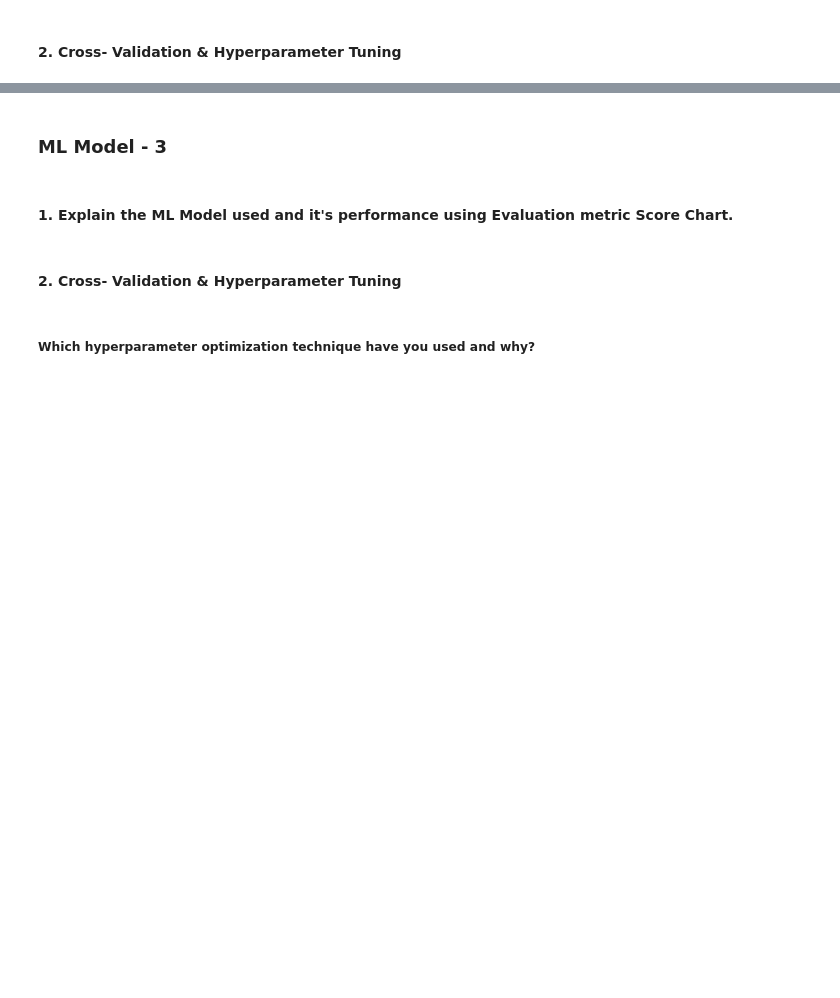
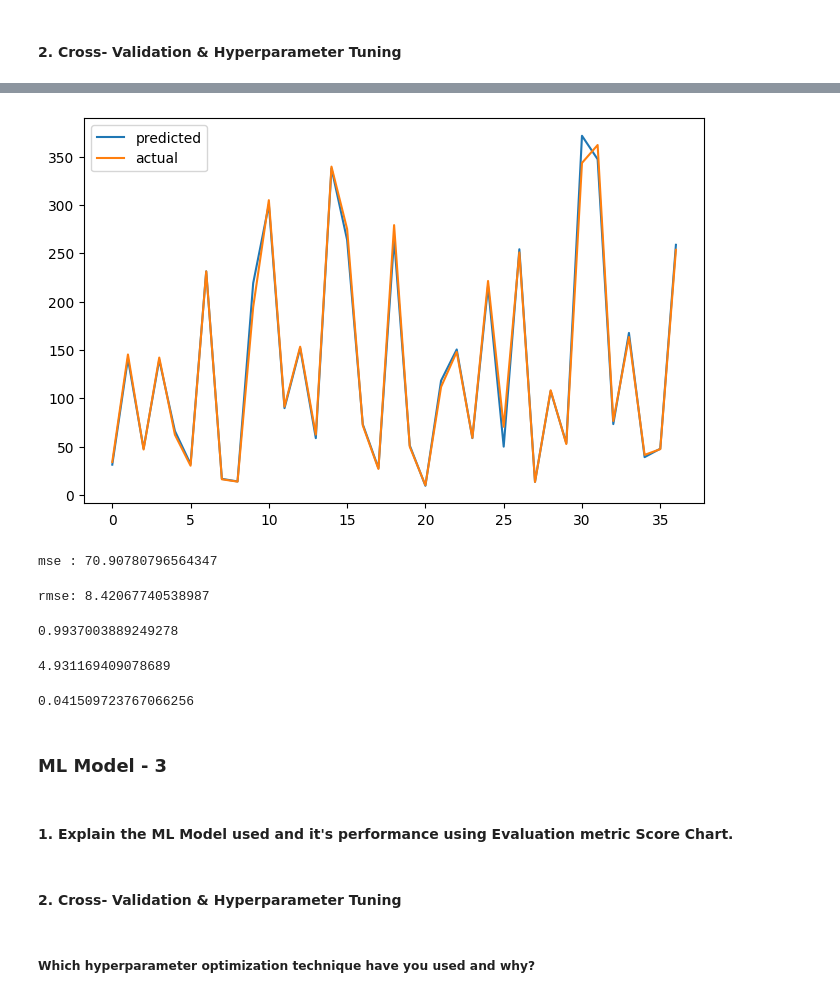
Before and after one commit to dipali-solake/Machine-learning, a Jupyter notebook: Yes_Bank_Stock_Closing_Price_prediction.ipynb, the cells around one changed output, grey strips where cells are left out. Saved outputs shown, nothing was run; the diff lists cells and outputs as text; code cells hidden in the pictures; blank space fills up the shorter version.

```diff
--- a/Yes_Bank_Stock_Closing_Price_prediction.ipynb
+++ b/Yes_Bank_Stock_Closing_Price_prediction.ipynb
@@ -691,0 +809,6 @@ Answer Here.
+# %%
+# Visualizing evaluation Metric Score chart
+ridge = Ridge()
+parameters = {'alpha':[1e-15,1e-10,1e-8,1e-5,1e-4,1e-3,1e-2,1,5,10,20,30,40,45,50,55,60,100]}
+ridge_regressor = GridSearchCV(ridge,parameters, scoring='neg_mean_squared_error',cv=3)
+ridge_regressor.fit(x_train,y_train)
@@ -733,0 +830,3 @@ Answer Here.
+# %%
+y_pred_ridge = ridge_regressor.predict(x_test)
+y_pred_ridge
@@ -734,3 +842,37 @@ Answer Here.
+# %%
+# comparison between actual values and predicted values
+plt.figure(figsize=(8,5))
+plt.plot(10**(y_pred_ridge))
+plt.plot(10**(np.array(y_test)))
+plt.legend(['predicted','actual'])
+plt.show()
+# %% [output]
+[figure, added]
+# %%
+r_mse = mean_squared_error(10**(y_test),10**(y_pred_ridge))
+print('mse :',r_mse)
+# %% [output]
+mse : 70.90780796564347
+# %%
+r_rmse = np.sqrt(r_mse)
+print('rmse:',r_rmse)
+# %% [output]
+rmse: 8.42067740538987
+# %%
+r_r2=r2_score(10**(y_test),10**(y_pred_ridge))
+r_r2
+# %% [output]
+0.9937003889249278
+# %%
+r_mae = mean_absolute_error(10**(y_test),10**(y_pred_ridge))
+r_mae
+# %% [output]
+4.931169409078689
+# %%
+r_mape = mean_absolute_percentage_error(10**(y_test),10**(y_pred))
+r_mape
+# %% [output]
+0.041509723767066256
 # %% [markdown]
 ### ML Model - 3
 # %%
```
Also changed, not shown: parts of 68 cells of this notebook.
